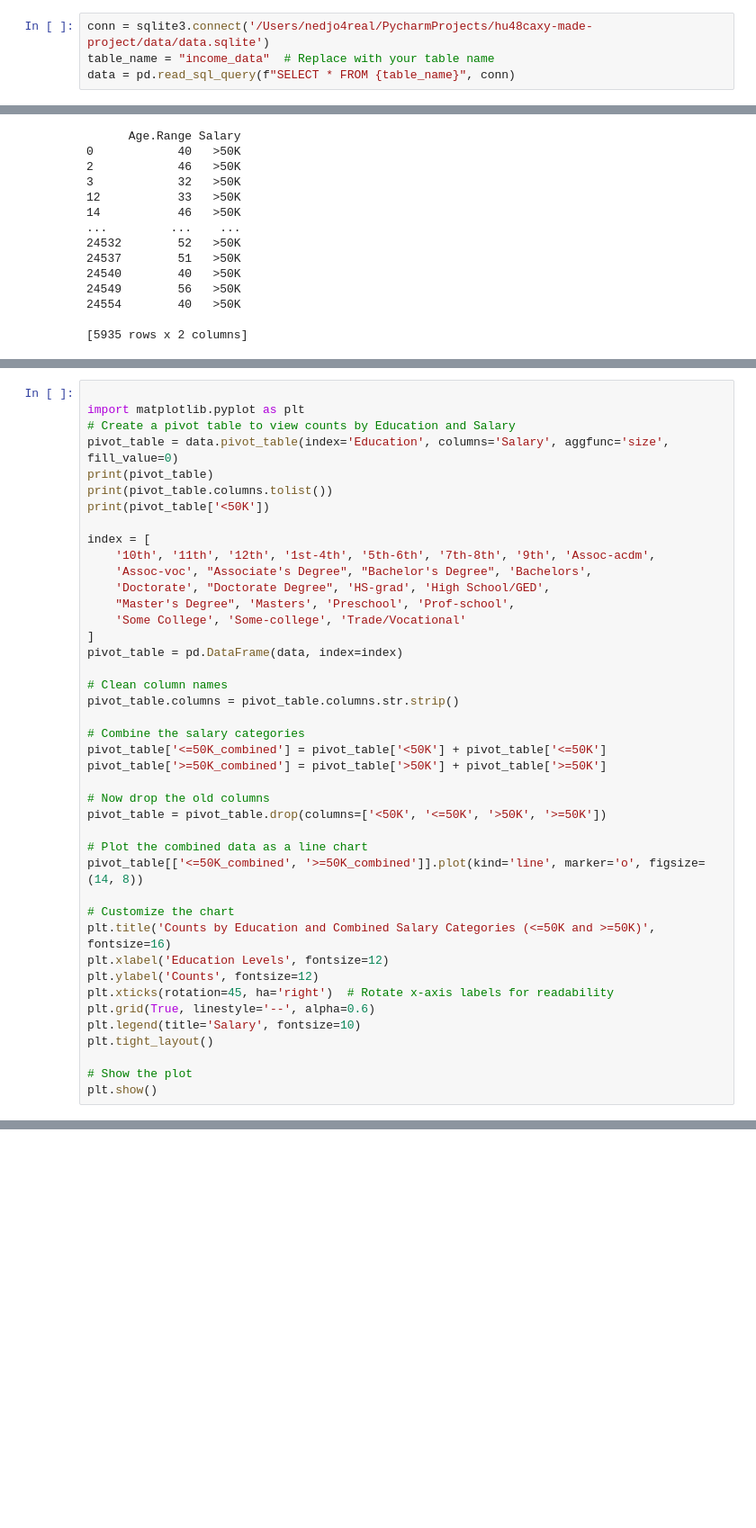
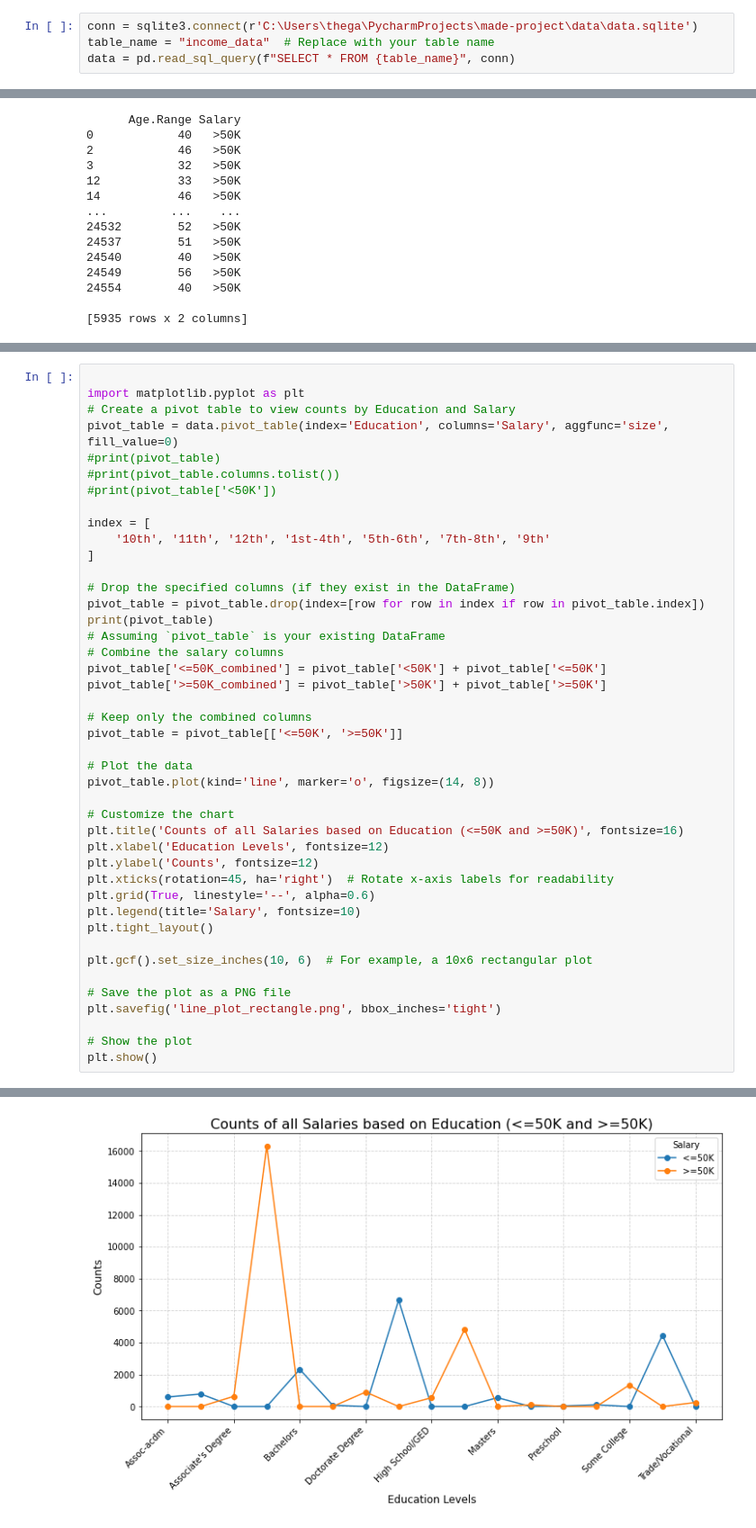
Before and after one commit to nedjo4real/made-project, a Jupyter notebook: project/analysis-report.ipynb, the cells around one changed output, grey strips where cells are left out. Shown at 90% size. Cells and saved outputs as stored; diff of their text form; blank space fills up the shorter version.

```diff
--- a/project/analysis-report.ipynb
+++ b/project/analysis-report.ipynb
@@ -2,7 +2,7 @@
 import sqlite3
 import pandas as pd
 # %%
-conn = sqlite3.connect('/Users/nedjo4real/PycharmProjects/hu48caxy-made-project/data/data.sqlite')
+conn = sqlite3.connect(r'C:\Users\thega\PycharmProjects\made-project\data\data.sqlite')
 table_name = "income_data"  # Replace with your table name
 data = pd.read_sql_query(f"SELECT * FROM {table_name}", conn)
 # %%
@@ -55,34 +55,30 @@ print(salary_education_counts)
 import matplotlib.pyplot as plt
 # Create a pivot table to view counts by Education and Salary
 pivot_table = data.pivot_table(index='Education', columns='Salary', aggfunc='size', fill_value=0)
-print(pivot_table)
-print(pivot_table.columns.tolist())
-print(pivot_table['<50K'])
+#print(pivot_table)
+#print(pivot_table.columns.tolist())
+#print(pivot_table['<50K'])
 
 index = [
-    '10th', '11th', '12th', '1st-4th', '5th-6th', '7th-8th', '9th', 'Assoc-acdm',
-    'Assoc-voc', "Associate's Degree", "Bachelor's Degree", 'Bachelors',
-    'Doctorate', "Doctorate Degree", 'HS-grad', 'High School/GED',
-    "Master's Degree", 'Masters', 'Preschool', 'Prof-school',
-    'Some College', 'Some-college', 'Trade/Vocational'
+    '10th', '11th', '12th', '1st-4th', '5th-6th', '7th-8th', '9th'
 ]
-pivot_table = pd.DataFrame(data, index=index)
 
-# Clean column names
-pivot_table.columns = pivot_table.columns.str.strip()
-
-# Combine the salary categories
+# Drop the specified columns (if they exist in the DataFrame)
+pivot_table = pivot_table.drop(index=[row for row in index if row in pivot_table.index])
+print(pivot_table)
+# Assuming `pivot_table` is your existing DataFrame
+# Combine the salary columns
 pivot_table['<=50K_combined'] = pivot_table['<50K'] + pivot_table['<=50K']
 pivot_table['>=50K_combined'] = pivot_table['>50K'] + pivot_table['>=50K']
 
-# Now drop the old columns
-pivot_table = pivot_table.drop(columns=['<50K', '<=50K', '>50K', '>=50K'])
+# Keep only the combined columns
+pivot_table = pivot_table[['<=50K', '>=50K']]
 
-# Plot the combined data as a line chart
-pivot_table[['<=50K_combined', '>=50K_combined']].plot(kind='line', marker='o', figsize=(14, 8))
+# Plot the data
+pivot_table.plot(kind='line', marker='o', figsize=(14, 8))
 
 # Customize the chart
-plt.title('Counts by Education and Combined Salary Categories (<=50K and >=50K)', fontsize=16)
+plt.title('Counts of all Salaries based on Education (<=50K and >=50K)', fontsize=16)
 plt.xlabel('Education Levels', fontsize=12)
 plt.ylabel('Counts', fontsize=12)
 plt.xticks(rotation=45, ha='right')  # Rotate x-axis labels for readability
@@ -90,6 +86,11 @@ plt.grid(True, linestyle='--', alpha=0.6)
 plt.legend(title='Salary', fontsize=10)
 plt.tight_layout()
 
+plt.gcf().set_size_inches(10, 6)  # For example, a 10x6 rectangular plot
+
+# Save the plot as a PNG file
+plt.savefig('line_plot_rectangle.png', bbox_inches='tight')
+
 # Show the plot
 plt.show()
 # %% [output]
@@ -114,2 +116,3 @@ KeyError: '<50K'
+[figure, added]
 # %%
 # Group by Salary, Education, and Country, then count occurrences
```
Also changed, not shown: parts of 6 cells of this notebook, 1 other file.
